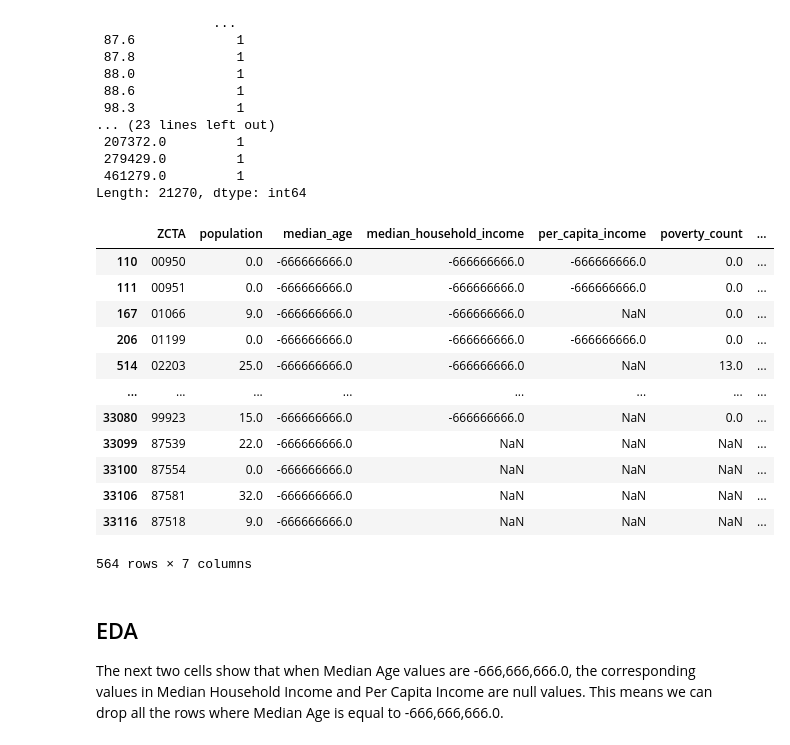
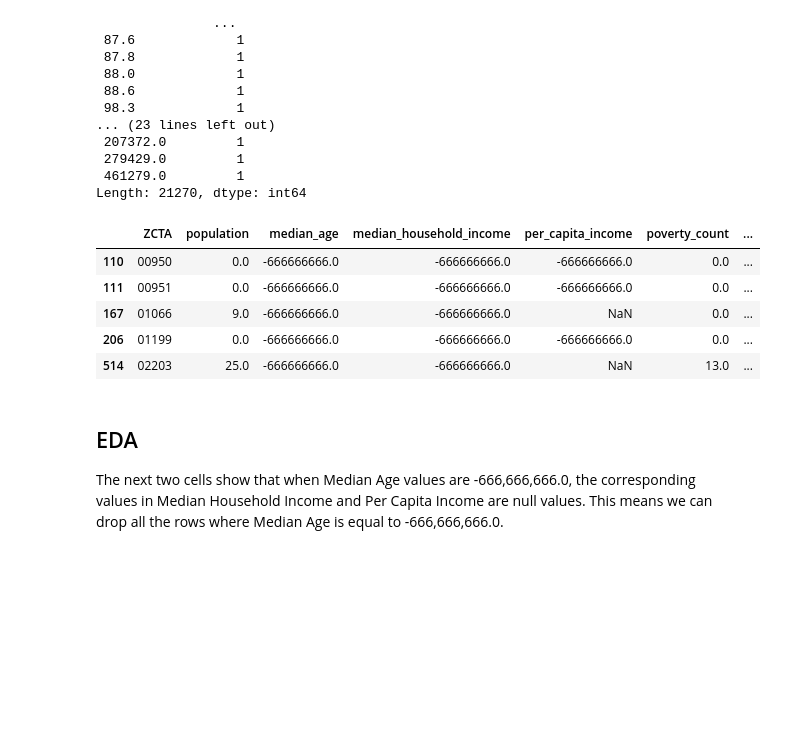
Before and after one commit to poojaisabelle/ETL-Project, a Jupyter notebook: 02_transform_census/02_transform_census_pooja.ipynb, the cells around one changed output. Drawn from its saved outputs; the diff is of its cells as text; code cells hidden in the pictures; blank space fills up the shorter version.

```diff
--- a/02_transform_census/02_transform_census_pooja.ipynb
+++ b/02_transform_census/02_transform_census_pooja.ipynb
@@ -131,21 +131,14 @@ Length: 21270, dtype: int64
 # %%
 # Check the rows for Median Age that contain -666,666,666.0
 df_age = census_data[census_data['median_age'] == min_age]
-df_age
+df_age.head()
 # %% [output]
 |  | ZCTA | population | median_age | median_household_income | per_capita_income | poverty_count | ... |
 | 110 | 00950 | 0.0 | -666666666.0 | -666666666.0 | -666666666.0 | 0.0 | ... |
 | 111 | 00951 | 0.0 | -666666666.0 | -666666666.0 | -666666666.0 | 0.0 | ... |
 | 167 | 01066 | 9.0 | -666666666.0 | -666666666.0 | NaN | 0.0 | ... |
 | 206 | 01199 | 0.0 | -666666666.0 | -666666666.0 | -666666666.0 | 0.0 | ... |
 | 514 | 02203 | 25.0 | -666666666.0 | -666666666.0 | NaN | 13.0 | ... |
-| ... | ... | ... | ... | ... | ... | ... | ... |
-| 33080 | 99923 | 15.0 | -666666666.0 | -666666666.0 | NaN | 0.0 | ... |
-| 33099 | 87539 | 22.0 | -666666666.0 | NaN | NaN | NaN | ... |
-| 33100 | 87554 | 0.0 | -666666666.0 | NaN | NaN | NaN | ... |
-| 33106 | 87581 | 32.0 | -666666666.0 | NaN | NaN | NaN | ... |
-| 33116 | 87518 | 9.0 | -666666666.0 | NaN | NaN | NaN | ... |
-564 rows × 7 columns
 # %% [markdown]
 ## EDA
 The next two cells show that when Median Age values are -666,666,666.0, the corresponding values in Median Household Income and Per Capita Income are null values. This means we can drop all the rows where Median Age is equal to -666,666,666.0.
```
Also changed, not shown: parts of 22 cells of this notebook, 1 other file.
